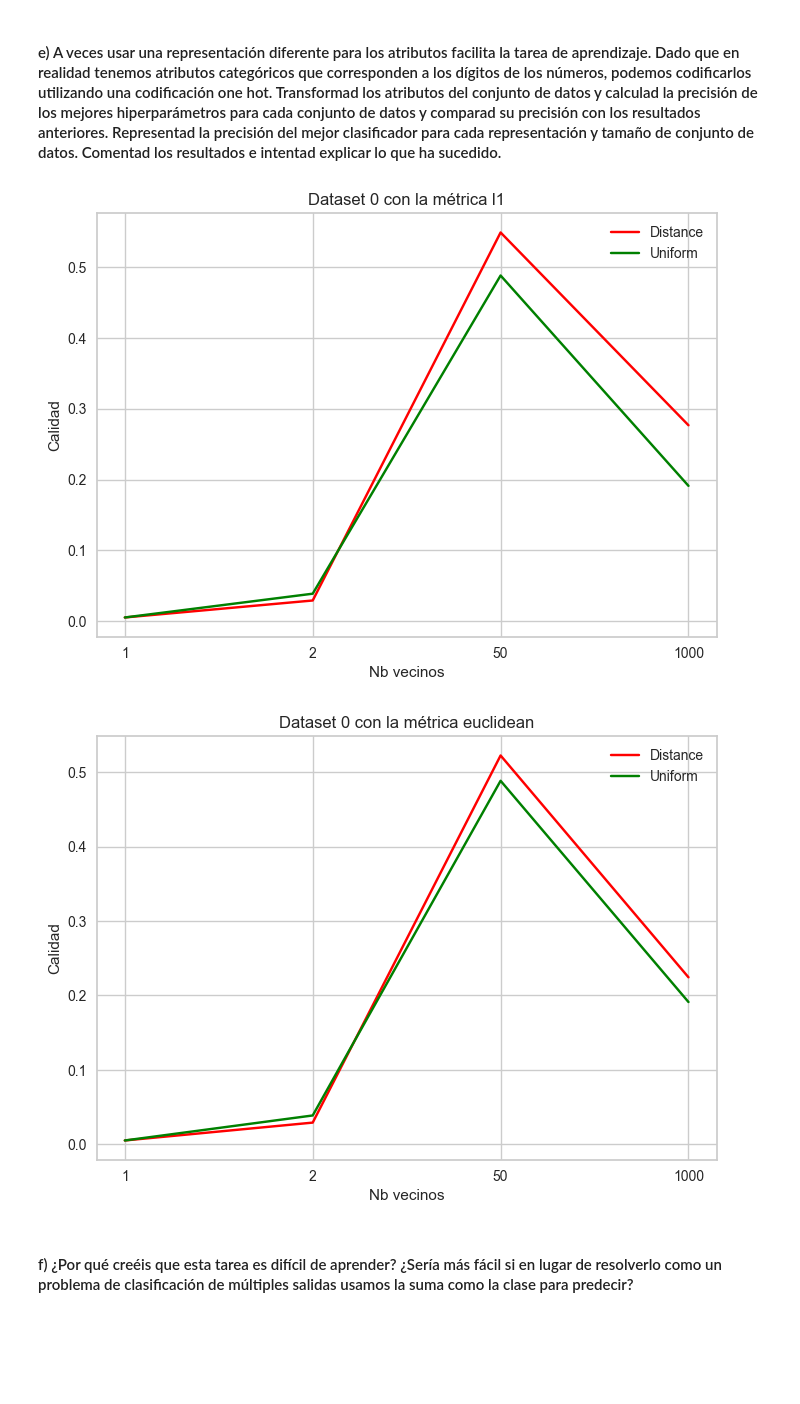
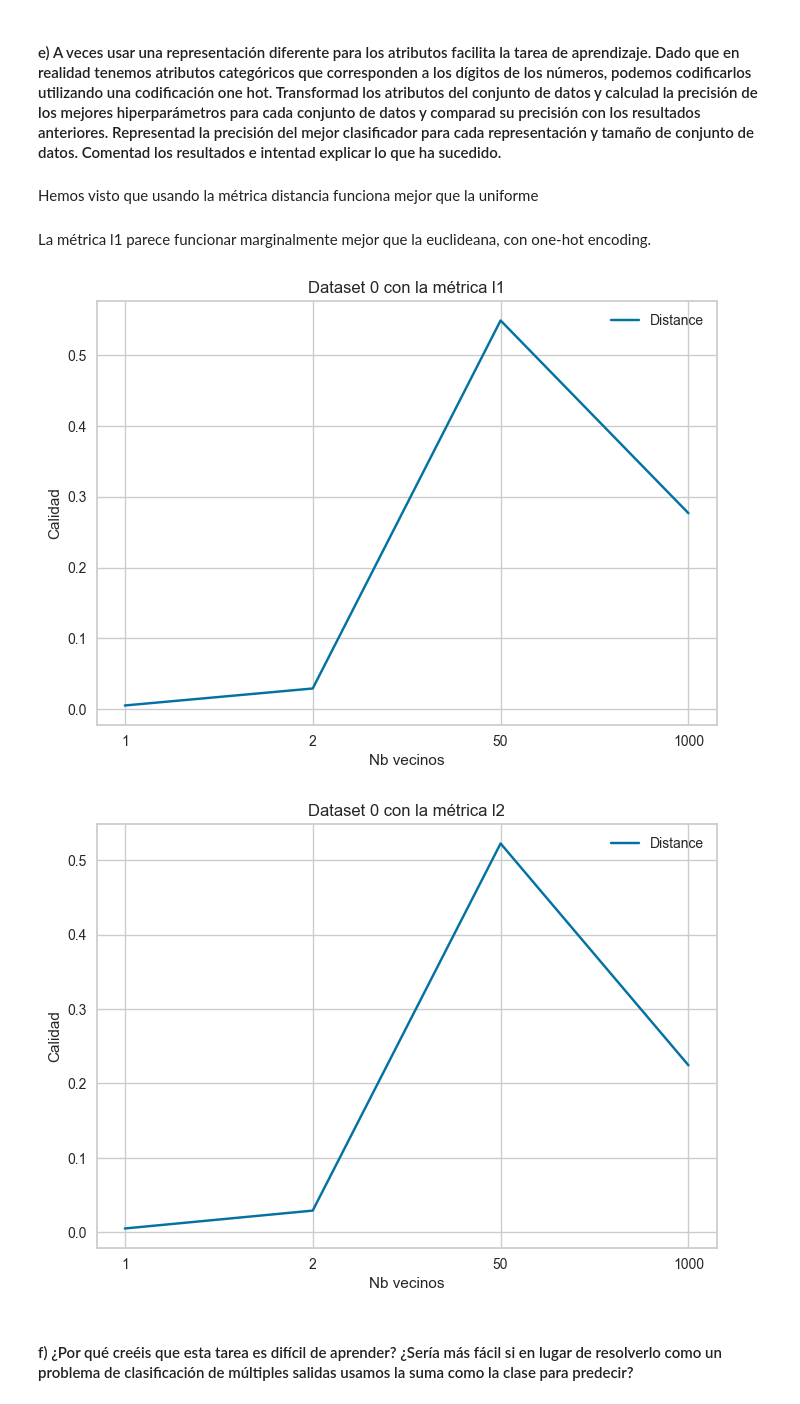
Before and after one commit to cuberhaus/APA, a Jupyter notebook: Problema3/ProblemaLlista3-GRUPAL-modificat.ipynb, the cells around one changed output. Drawn from its saved outputs; the diff is of its cells as text; code cells hidden in the pictures; blank space fills up the shorter version.

Commit message:
funcion generalizada para n weights

```diff
--- a/Problema3/ProblemaLlista3-GRUPAL-modificat.ipynb
+++ b/Problema3/ProblemaLlista3-GRUPAL-modificat.ipynb
@@ -374,11 +374,11 @@ _ = sns.scatterplot(x='PC1', y='PC2', data=X_train_standarized, hue=y_train_4['Y
 # %%
 # https://scikit-learn.org/stable/modules/generated/sklearn.neighbors.KNeighborsClassifier.html
 #print(sklearn.neighbors.VALID_METRICS['brute'])
-def knnMultioutput(x_train, y_train,x_test, y_test, name):
-    n_neighbors = [1,2,50,1000]
+def knnMultioutput(x_train, y_train,x_test, y_test, name, weights, metrics, n_neighbors):
+    # n_neighbors = [1,2,50,1000]
     # n_neighbors = [1,2,25,50,100, 300 ,1000]
-    weights = ['distance','uniform']
-    metrics = ['l1','euclidean']
+    # weights = ['distance','uniform']
+    # metrics = ['l1','euclidean']
     # metrics = ['l1','euclidean', 'manhattan', 'cosine']
 
     resultats = list(range(len(weights)))
@@ -400,7 +400,7 @@ def knnMultioutput(x_train, y_train,x_test, y_test, name):
         # print(w)
 
 
-    w0, w1 = resultats[0], resultats[1]
+    # w0, w1 = resultats[0], resultats[1]
 
     x = np.arange(1,len(n_neighbors)+1,1)
     veins = list(map(str,n_neighbors))
@@ -411,8 +411,8 @@ def knnMultioutput(x_train, y_train,x_test, y_test, name):
         plt.xticks(x, veins)
         plt.xlabel('Nb vecinos')
         plt.ylabel('Calidad')
-
-        plt.plot(x, w0[i], color='red')
-        plt.plot(x, w1[i], color='green')
+        for j in resultats:
+            plt.plot(x, j[i])
+            # plt.plot(x, w1[i], color='green')
         plt.legend(["Distance", "Uniform"])
         plt.show()
@@ -539,17 +543,25 @@ X_test_7_oh = X_test_7_oh.drop(y_columns, axis=1)
 #     plt.plot(x, w1[i], color='green')
 #     plt.legend(["Distance", "Uniform"])
 #     plt.show()
+# %% [markdown]
+Hemos visto que usando la métrica distancia funciona mejor que la uniforme
+# %% [markdown]
+La métrica l1 parece funcionar marginalmente mejor que la euclideana, con one-hot encoding.
+# %%
+weights = ['distance']
+metrics = ['l1','l2']
+n_neighbors = [1,2,50,1000]
 # %%
-knnMultioutput(X_train_0_oh, y_train_0_oh, X_test_0_oh, y_test_0_oh, "Dataset 0")
-knnMultioutput(X_train_1_oh, y_train_1_oh, X_test_1_oh, y_test_1_oh, "Dataset 1")
-knnMultioutput(X_train_2_oh, y_train_2_oh, X_test_2_oh, y_test_2_oh, "Dataset 2")
-knnMultioutput(X_train_3_oh, y_train_3_oh, X_test_3_oh, y_test_3_oh, "Dataset 3")
-knnMultioutput(X_train_4_oh, y_train_4_oh, X_test_4_oh, y_test_4_oh, "Dataset 4")
-knnMultioutput(X_train_5_oh, y_train_5_oh, X_test_5_oh, y_test_5_oh, "Dataset 5")
-knnMultioutput(X_train_6_oh, y_train_6_oh, X_test_6_oh, y_test_6_oh, "Dataset 6")
-knnMultioutput(X_train_7_oh, y_train_7_oh, X_test_7_oh, y_test_7_oh, "Dataset 7")
+knnMultioutput(X_train_0_oh, y_train_0_oh, X_test_0_oh, y_test_0_oh, "Dataset 0", weights, metrics, n_neighbors )
+knnMultioutput(X_train_1_oh, y_train_1_oh, X_test_1_oh, y_test_1_oh, "Dataset 1", weights, metrics, n_neighbors )
+knnMultioutput(X_train_2_oh, y_train_2_oh, X_test_2_oh, y_test_2_oh, "Dataset 2", weights, metrics, n_neighbors )
+knnMultioutput(X_train_3_oh, y_train_3_oh, X_test_3_oh, y_test_3_oh, "Dataset 3", weights, metrics, n_neighbors )
+knnMultioutput(X_train_4_oh, y_train_4_oh, X_test_4_oh, y_test_4_oh, "Dataset 4", weights, metrics, n_neighbors )
+knnMultioutput(X_train_5_oh, y_train_5_oh, X_test_5_oh, y_test_5_oh, "Dataset 5", weights, metrics, n_neighbors )
+knnMultioutput(X_train_6_oh, y_train_6_oh, X_test_6_oh, y_test_6_oh, "Dataset 6", weights, metrics, n_neighbors )
+knnMultioutput(X_train_7_oh, y_train_7_oh, X_test_7_oh, y_test_7_oh, "Dataset 7", weights, metrics, n_neighbors )
 # %% [output]
-[figure, old version]
+[figure, new version]
-[figure, old version]
+[figure, new version]
 # %% [markdown]
 #### f) ¿Por qué creéis que esta tarea es difícil de aprender? ¿Sería más fácil si en lugar de resolverlo como un problema de clasificación de múltiples salidas usamos la suma como la clase para predecir?
```
Also changed, not shown: parts of 3 cells of this notebook.
